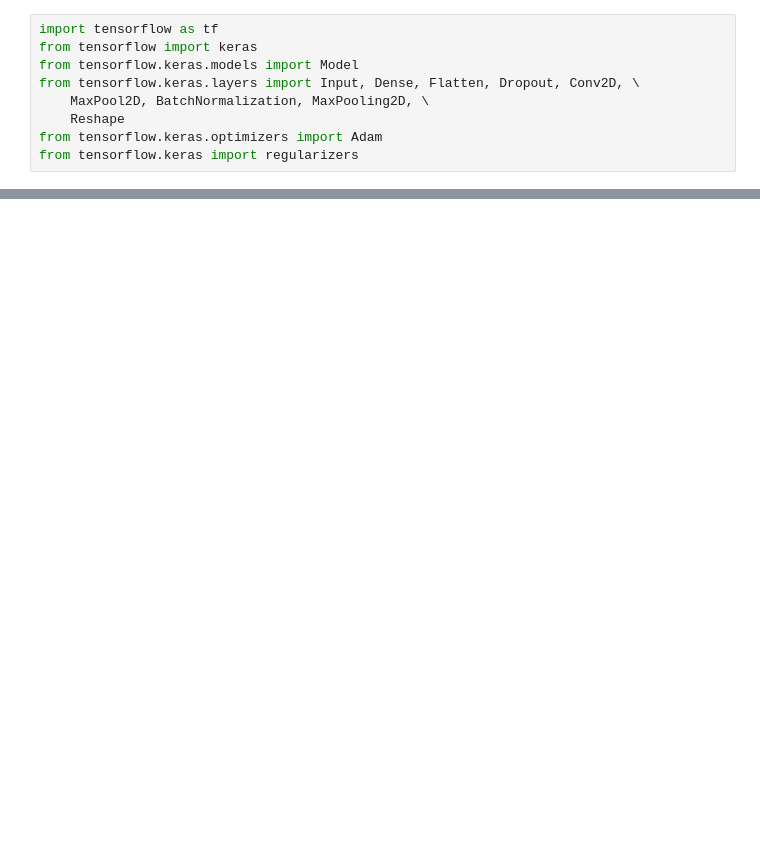
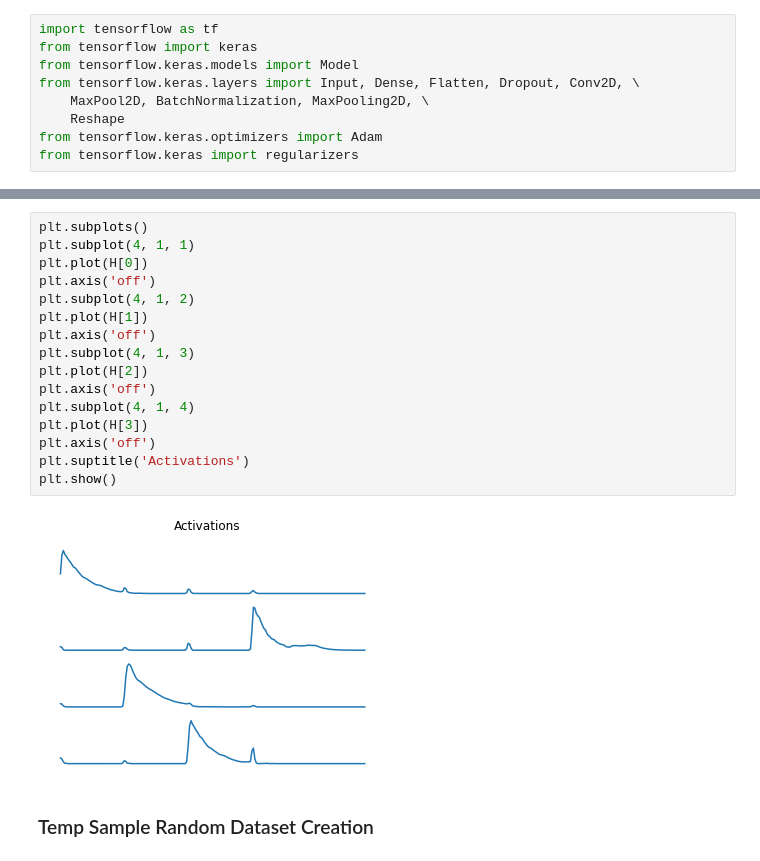
Before and after one commit to its-rajesh/Neural-Network-Alternative-to-NMF, a Jupyter notebook: NMF.ipynb, the cells around one changed output, grey strips where cells are left out. Cells and saved outputs as stored; diff of their text form; blank space fills up the shorter version.

```diff
--- a/NMF.ipynb
+++ b/NMF.ipynb
@@ -219,0 +144,20 @@ sf.write(out_path+'violin.wav', H[2], 44100)
+# %%
+plt.subplots()
+plt.subplot(4, 1, 1)
+plt.plot(H[0])
+plt.axis('off')
+plt.subplot(4, 1, 2)
+plt.plot(H[1])
+plt.axis('off')
+plt.subplot(4, 1, 3)
+plt.plot(H[2])
+plt.axis('off')
+plt.subplot(4, 1, 4)
+plt.plot(H[3])
+plt.axis('off')
+plt.suptitle('Activations')
+plt.show()
+# %% [output]
+[figure, added]
+# %% [markdown]
+### Temp Sample Random Dataset Creation
```
Also changed, not shown: parts of 75 cells of this notebook.
